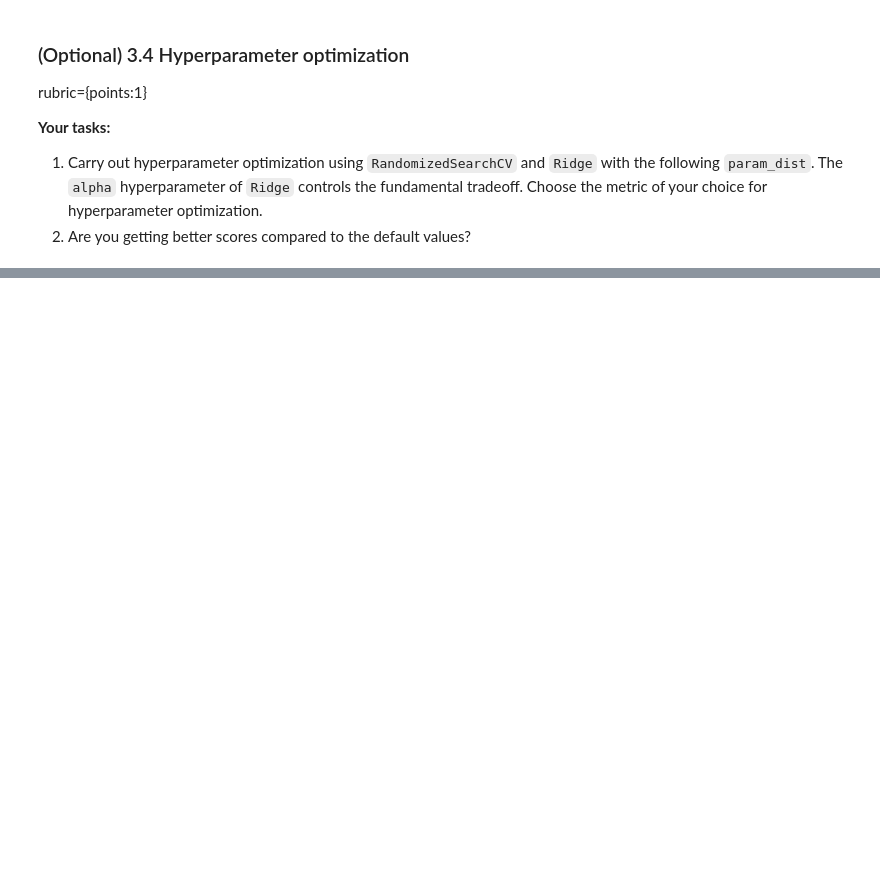
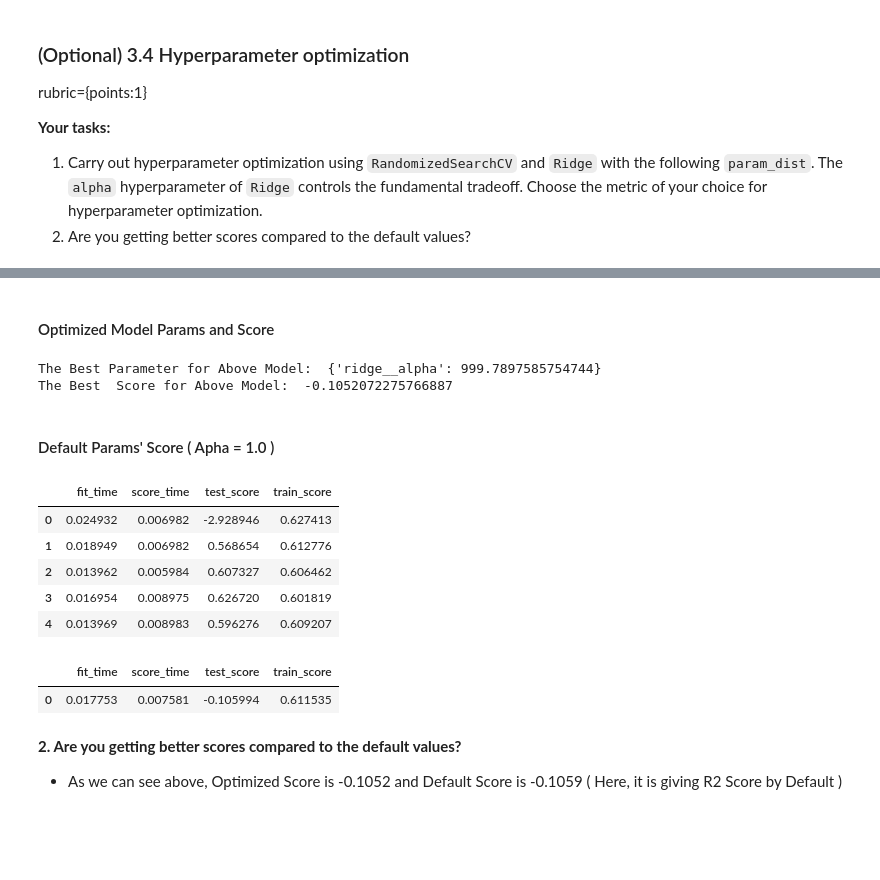
Before and after one commit to harshalk612/ML-Assigment, a Jupyter notebook: hw5/hw5.ipynb, the cells around one changed output, grey strips where cells are left out. Cells and saved outputs as stored; diff of their text form; code cells hidden in the pictures; blank space fills up the shorter version.

```diff
--- a/hw5/hw5.ipynb
+++ b/hw5/hw5.ipynb
@@ -834,3 +859,40 @@ rcv.fit(train_X,train_y)
+# %% [markdown]
+#### Optimized Model Params and Score
+# %%
+# Best Params for Above Model
+print("The Best Parameter for Above Model: ", rcv.best_params_)
+print("The Best  Score for Above Model: ", rcv.best_score_)
+# %% [output]
+The Best Parameter for Above Model:  {'ridge__alpha': 999.7897585754744}
+The Best  Score for Above Model:  -0.1052072275766887
+# %% [markdown]
+#### Default Params' Score ( Apha = 1.0 )
+# %%
+pipe_default = make_pipeline(ct,Ridge())
+
+scores = cross_validate(pipe_default,train_X,train_y,return_train_score=True)
+df_scores  = pd.DataFrame(scores)
+df_scores
+# %% [output]
+|  | fit_time | score_time | test_score | train_score |
+| 0 | 0.024932 | 0.006982 | -2.928946 | 0.627413 |
+| 1 | 0.018949 | 0.006982 | 0.568654 | 0.612776 |
+| 2 | 0.013962 | 0.005984 | 0.607327 | 0.606462 |
+| 3 | 0.016954 | 0.008975 | 0.626720 | 0.601819 |
+| 4 | 0.013969 | 0.008983 | 0.596276 | 0.609207 |
+# %%
+scores_mean = {}
+
+for i in scores:
+    scores_mean[i] = scores[i].mean()
+
+pd.DataFrame([scores_mean])
+# %% [output]
+|  | fit_time | score_time | test_score | train_score |
+| 0 | 0.017753 | 0.007581 | -0.105994 | 0.611535 |
+# %% [markdown]
+**2. Are you getting better scores compared to the default values?**
+-  As we can see above, Optimized Score is -0.1052 and Default Score is -0.1059 ( Here, it is giving R2 Score by Default )
 # %% [markdown]
 <br><br>
 # %% [markdown]
```
Also changed, not shown: parts of 13 cells of this notebook.
